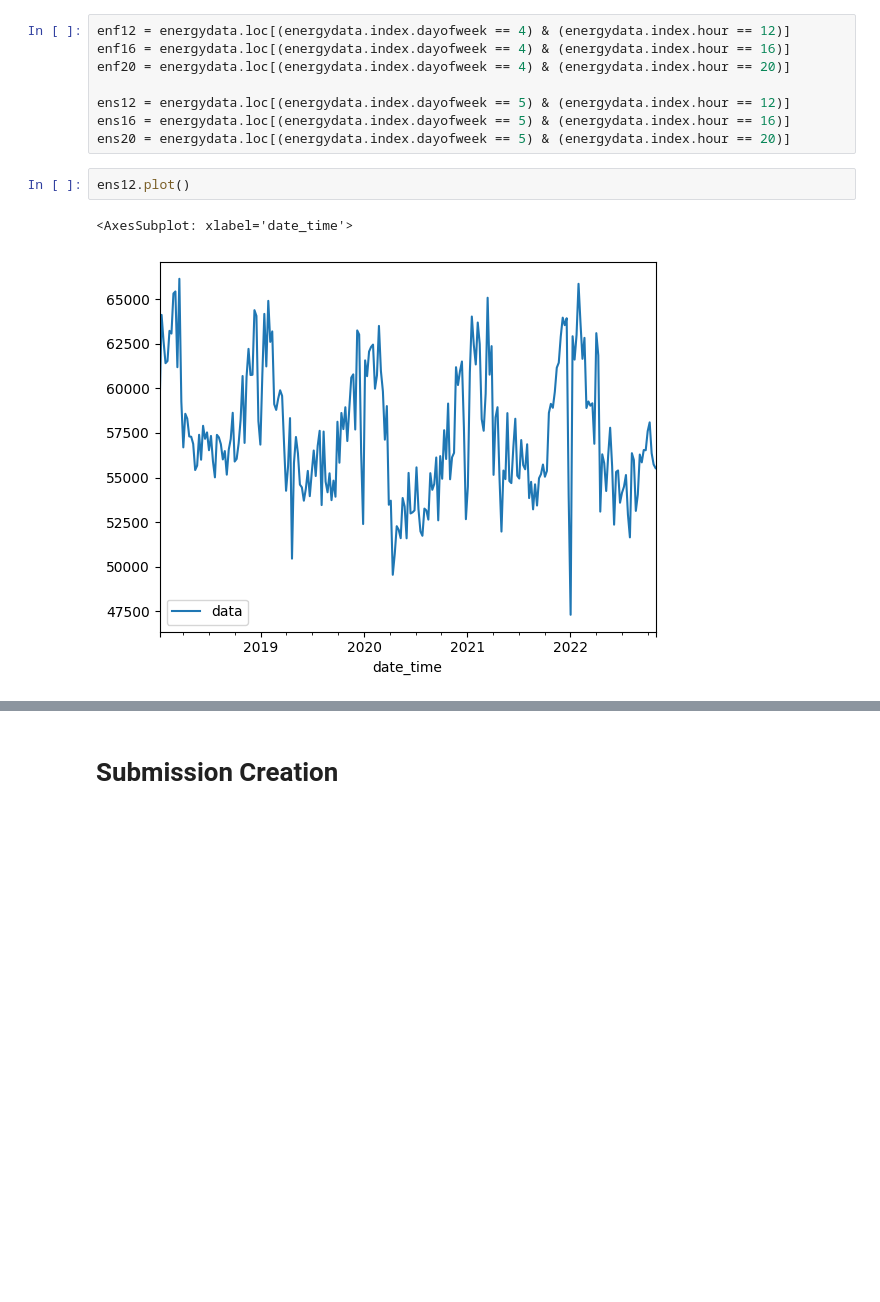
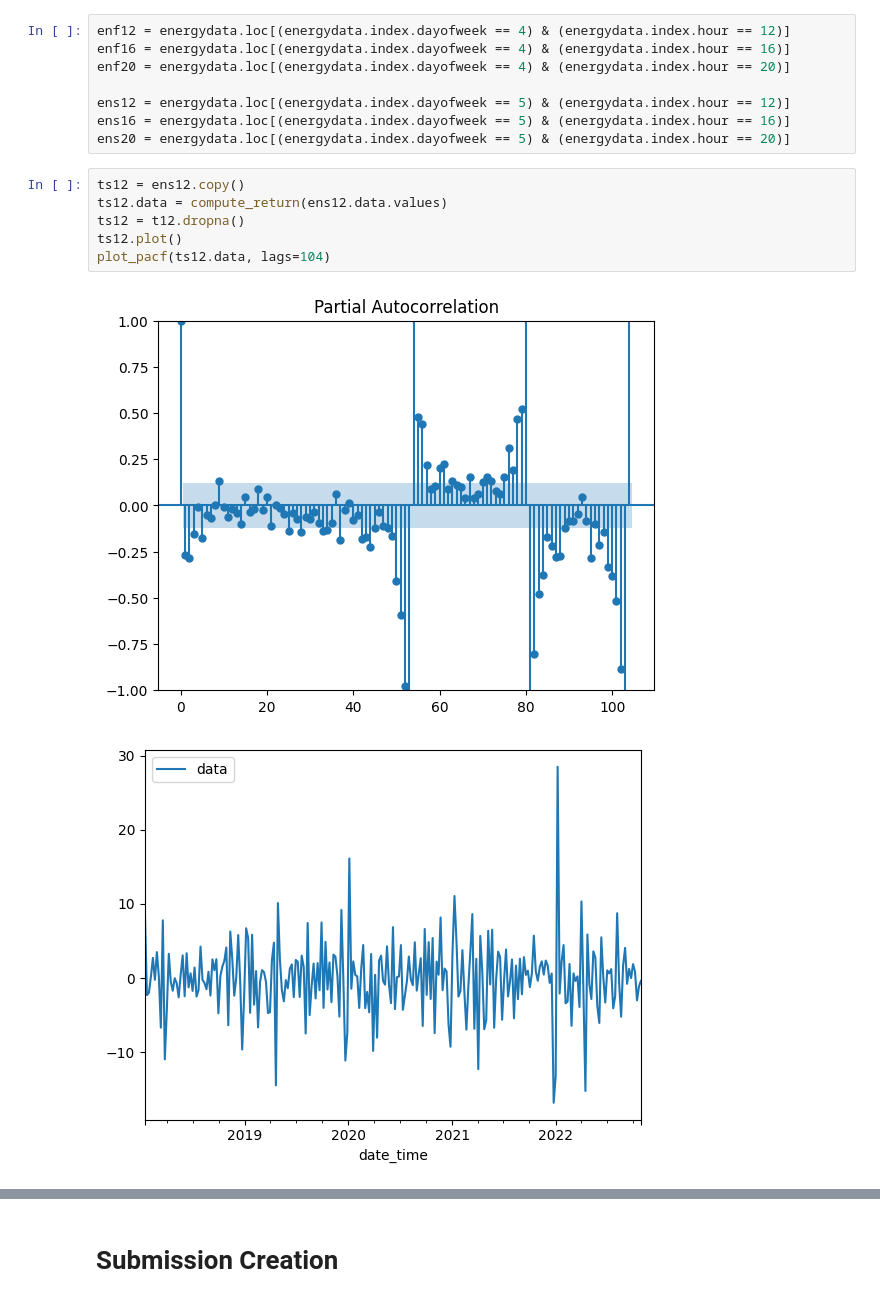
Before and after one commit to FabianWylczoch/Forecasting, a Jupyter notebook: PTSFC.ipynb, the cells around one changed output, grey strips where cells are left out. Saved outputs shown, nothing was run; the diff lists cells and outputs as text; blank space fills up the shorter version.

```diff
--- a/PTSFC.ipynb
+++ b/PTSFC.ipynb
@@ -402,7 +400,11 @@ ens12 = energydata.loc[(energydata.index.dayofweek == 5) & (energydata.index.hou
 ens16 = energydata.loc[(energydata.index.dayofweek == 5) & (energydata.index.hour == 16)]
 ens20 = energydata.loc[(energydata.index.dayofweek == 5) & (energydata.index.hour == 20)]
 # %%
-ens12.plot()
+ts12 = ens12.copy()
+ts12.data = compute_return(ens12.data.values)
+ts12 = t12.dropna()
+ts12.plot()
+plot_pacf(ts12.data, lags=104)
 # %% [output]
-<AxesSubplot: xlabel='date_time'>
-[figure, old version]
+[figure, new version]
+[figure, added]
```
Also changed, not shown: parts of 22 cells of this notebook.
